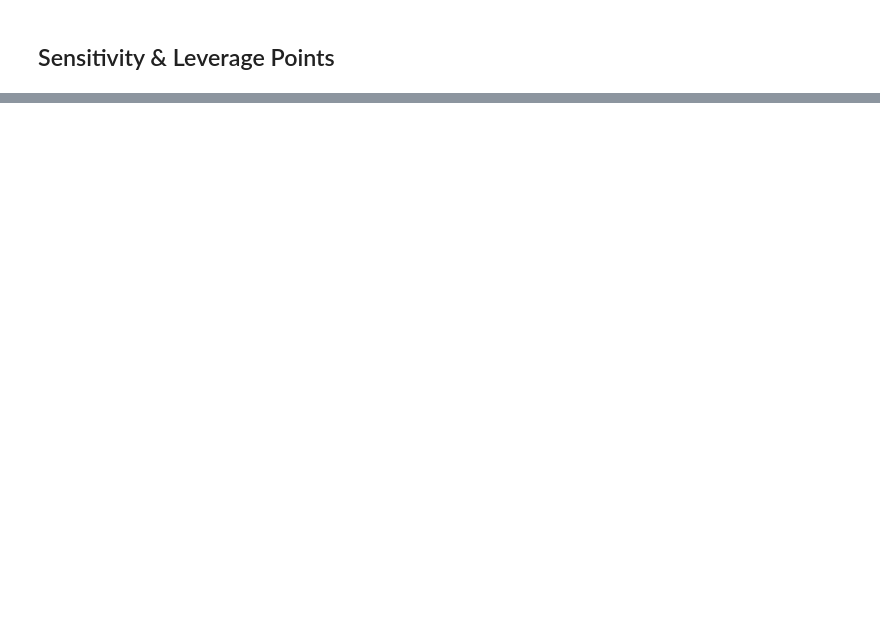
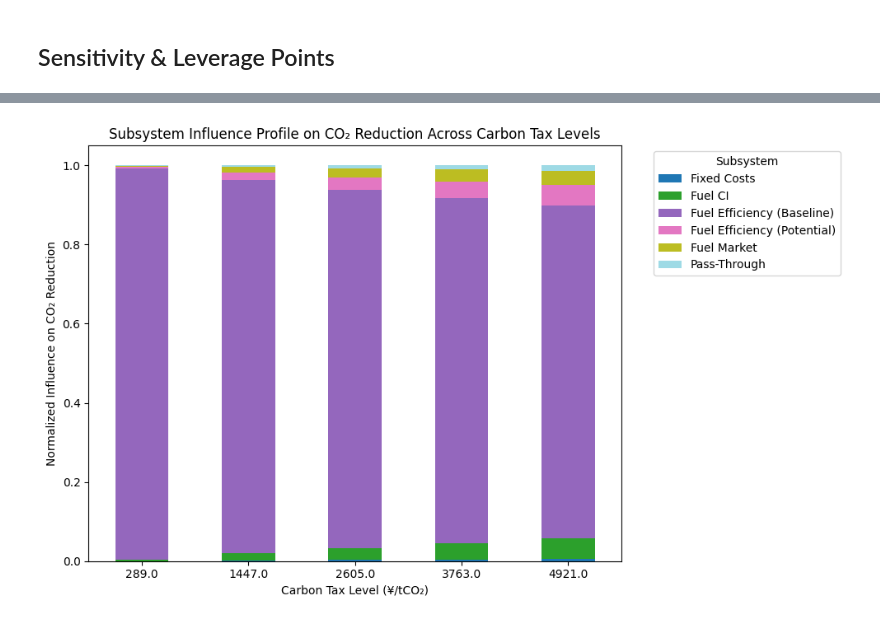
Before and after one commit to hiekata-lab/freight-carbon-tax-sd-model, a Jupyter notebook: notebooks/experiments.ipynb, the cells around one changed output, grey strips where cells are left out. Drawn from its saved outputs; the diff is of its cells as text; code cells hidden in the pictures; blank space fills up the shorter version.

Commit message:
Some preliminary results

```diff
--- a/notebooks/experiments.ipynb
+++ b/notebooks/experiments.ipynb
@@ -153,0 +222,40 @@ key_params = [
+# %%
+# Calculate normalized influence (range of co2_reduction_pct) for each parameter at each tax level
+influence_data_co2 = []
+for tax in tax_levels:
+    tax_data = results[results['tax'] == tax]
+    for param_name in key_params_policy.keys():
+        param_data = tax_data[tax_data['param_name'] == param_name]['co2_reduction_pct']
+        if len(param_data) > 0:
+            influence = abs(param_data.max() - param_data.min())  # Range as influence measure
+            influence_data_co2.append({
+                'tax': tax,
+                'param_name': subsystem_map.get(param_name, param_name),
+                'influence': influence
+            })
+
+# Create DataFrame and pivot for plotting
+influence_df_co2 = pd.DataFrame(influence_data_co2)
+plot_df_co2 = influence_df_co2.pivot(index='tax', columns='param_name', values='influence')
+
+# Normalize by total influence at each tax level (so bars sum to 1)
+plot_df_co2_normalized = plot_df_co2.div(plot_df_co2.sum(axis=1), axis=0)
+
+# Create the plot
+plt.figure(figsize=(10, 6))
+plot_df_co2_normalized.plot(
+    kind="bar",
+    stacked=True,
+    colormap="tab20",
+    ax=plt.gca()
+)
+
+plt.ylabel("Normalized Influence on CO₂ Reduction")
+plt.xlabel("Carbon Tax Level (¥/tCO₂)")
+plt.title("Subsystem Influence Profile on CO₂ Reduction Across Carbon Tax Levels")
+plt.legend(title="Subsystem", bbox_to_anchor=(1.05, 1), loc='upper left')
+plt.xticks(rotation=0)
+plt.tight_layout()
+plt.show()
+# %% [output]
+[figure, added]
```
Also changed, not shown: parts of 5 cells of this notebook, 6 other files.
